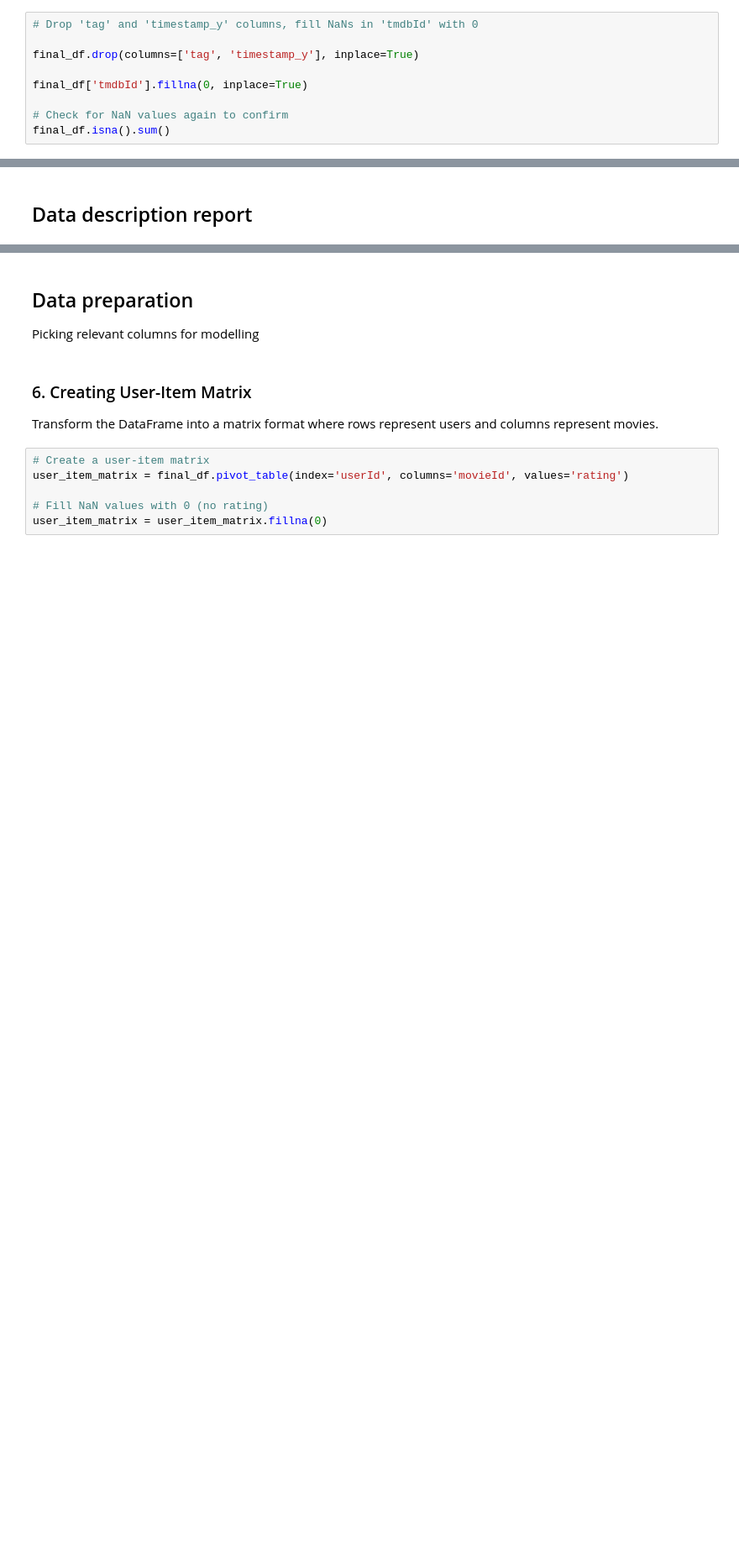
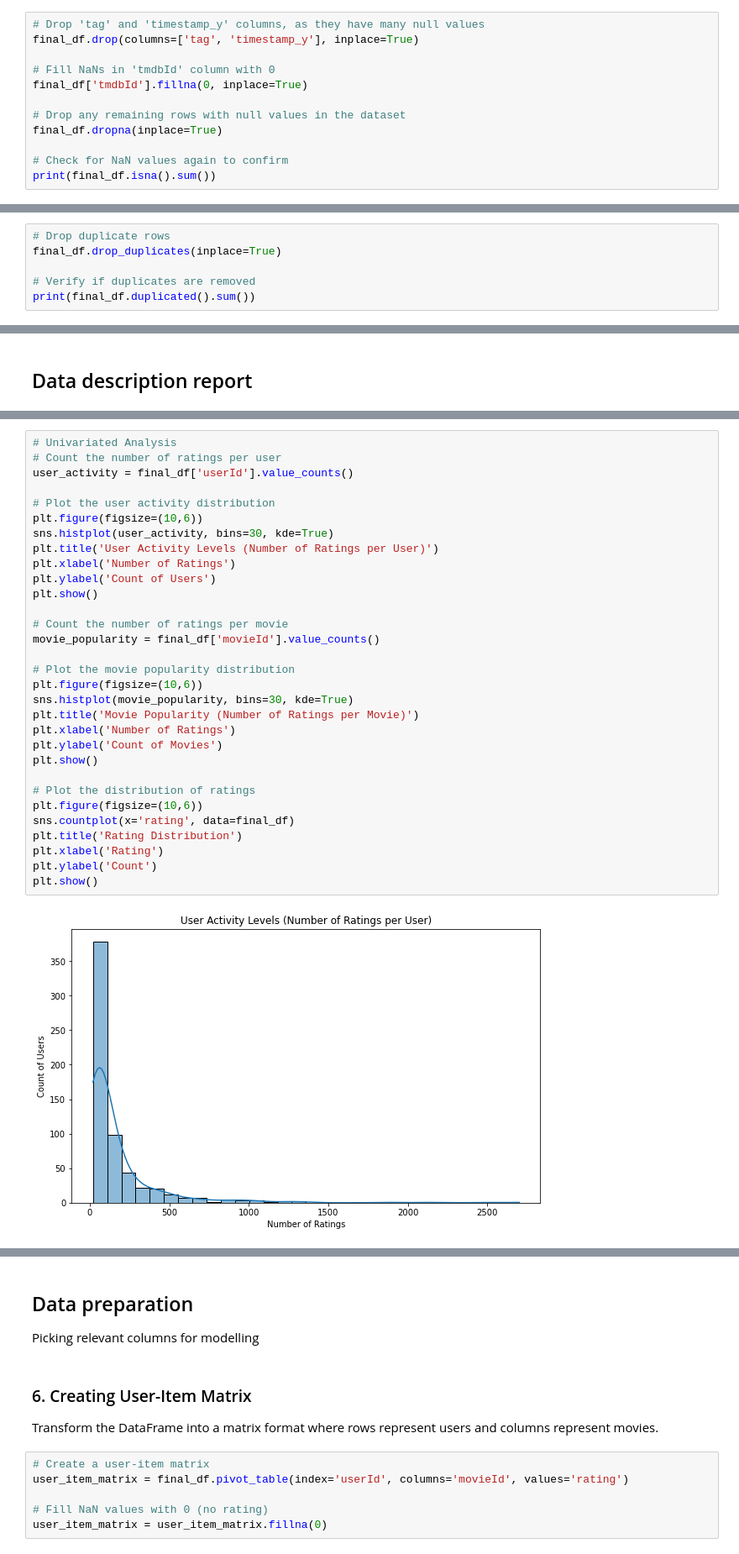
Before and after one commit to gtisnanga/PHASE-4-PRJOECT-MOVIE-RECOMMENDATIONS-GROUP-13, a Jupyter notebook: Phase 4.ipynb, the cells around one changed output, grey strips where cells are left out. Shown: that part at 84% size. Drawn from its saved outputs; the diff is of its cells as text; blank space fills up the shorter version.

```diff
--- a/Phase 4.ipynb
+++ b/Phase 4.ipynb
@@ -190,14 +190,17 @@ imdbId             0
 tmdbId            13
 dtype: int64
 # %%
-# Drop 'tag' and 'timestamp_y' columns, fill NaNs in 'tmdbId' with 0
-
+# Drop 'tag' and 'timestamp_y' columns, as they have many null values
 final_df.drop(columns=['tag', 'timestamp_y'], inplace=True)
 
+# Fill NaNs in 'tmdbId' column with 0
 final_df['tmdbId'].fillna(0, inplace=True)
 
+# Drop any remaining rows with null values in the dataset
+final_df.dropna(inplace=True)
+
 # Check for NaN values again to confirm
-final_df.isna().sum()
+print(final_df.isna().sum())
 # %% [output]
 userId         0
 movieId        0
@@ -225,3 +228,9 @@ final_df.duplicated().sum()
 duplicates = final_df[final_df.duplicated()]
 # %% [markdown]
 Columns that contain a significant number of missing values (like 'tag' and 'timestamp_y') are dropped. The 'tmdbId' is filled with zeros to ensure completeness.
+# %%
+# Drop duplicate rows
+final_df.drop_duplicates(inplace=True)
+
+# Verify if duplicates are removed
+print(final_df.duplicated().sum())
@@ -229,0 +256,33 @@ Columns that contain a significant number of missing values (like 'tag' and 'tim
+# %%
+# Univariated Analysis
+# Count the number of ratings per user
+user_activity = final_df['userId'].value_counts()
+
+# Plot the user activity distribution
+plt.figure(figsize=(10,6))
+sns.histplot(user_activity, bins=30, kde=True)
+plt.title('User Activity Levels (Number of Ratings per User)')
+plt.xlabel('Number of Ratings')
+plt.ylabel('Count of Users')
+plt.show()
+
+# Count the number of ratings per movie
+movie_popularity = final_df['movieId'].value_counts()
+
+# Plot the movie popularity distribution
+plt.figure(figsize=(10,6))
+sns.histplot(movie_popularity, bins=30, kde=True)
+plt.title('Movie Popularity (Number of Ratings per Movie)')
+plt.xlabel('Number of Ratings')
+plt.ylabel('Count of Movies')
+plt.show()
+
+# Plot the distribution of ratings
+plt.figure(figsize=(10,6))
+sns.countplot(x='rating', data=final_df)
+plt.title('Rating Distribution')
+plt.xlabel('Rating')
+plt.ylabel('Count')
+plt.show()
+# %% [output]
+[figure, added]
```
Also changed, not shown: parts of 8 cells of this notebook.
